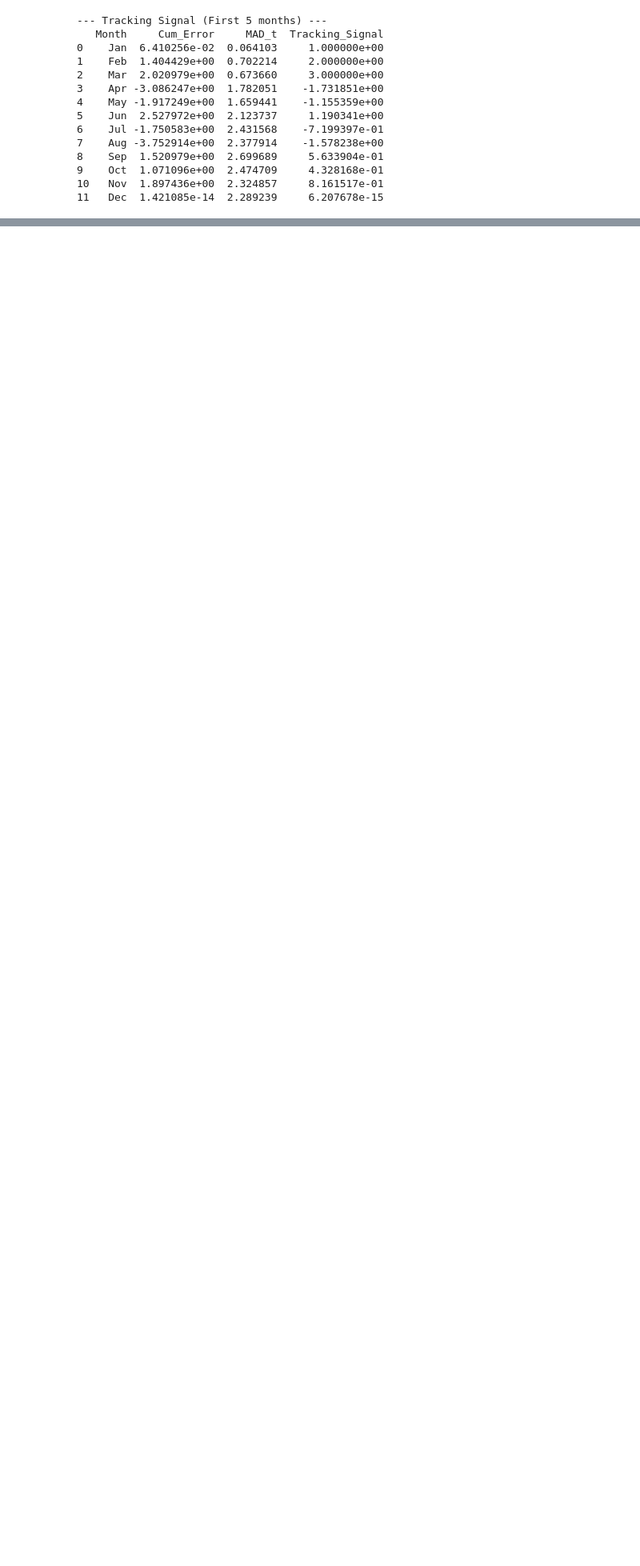
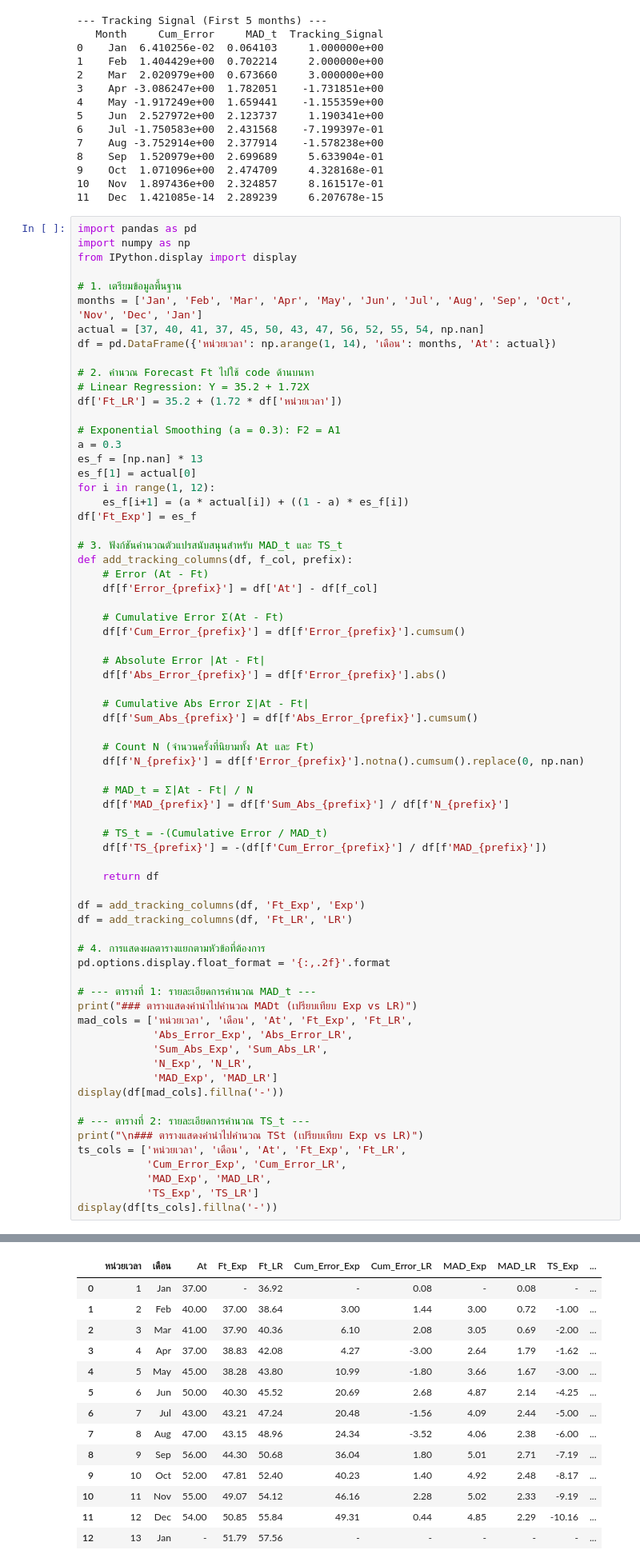
Before and after one commit to alicelouis47/Product_AMI, a Jupyter notebook: 2_Forecast.ipynb, the cells around one changed output, grey strips where cells are left out. Shown at 80% size. Saved outputs shown, nothing was run; the diff lists cells and outputs as text; blank space fills up the shorter version.

```diff
--- a/2_Forecast.ipynb
+++ b/2_Forecast.ipynb
@@ -278,3 +756,73 @@ print(df[['Month', 'Cum_Error', 'MAD_t', 'Tracking_Signal']])
 9    Oct  1.071096e+00  2.474709     4.328168e-01
 10   Nov  1.897436e+00  2.324857     8.161517e-01
 11   Dec  1.421085e-14  2.289239     6.207678e-15
+# %%
+import pandas as pd
+import numpy as np
+from IPython.display import display
+
+# 1. เตรียมข้อมูลพื้นฐาน
+months = ['Jan', 'Feb', 'Mar', 'Apr', 'May', 'Jun', 'Jul', 'Aug', 'Sep', 'Oct', 'Nov', 'Dec', 'Jan']
+actual = [37, 40, 41, 37, 45, 50, 43, 47, 56, 52, 55, 54, np.nan]
+df = pd.DataFrame({'หน่วยเวลา': np.arange(1, 14), 'เดือน': months, 'At': actual})
+
+# 2. คำนวณ Forecast Ft ไปใช้ code ด้านบนหา
+# Linear Regression: Y = 35.2 + 1.72X
+df['Ft_LR'] = 35.2 + (1.72 * df['หน่วยเวลา'])
+
+# Exponential Smoothing (a = 0.3): F2 = A1
+a = 0.3
+es_f = [np.nan] * 13
+es_f[1] = actual[0]
+for i in range(1, 12):
+    es_f[i+1] = (a * actual[i]) + ((1 - a) * es_f[i])
+df['Ft_Exp'] = es_f
+
+# 3. ฟังก์ชันคำนวณตัวแปรสนับสนุนสำหรับ MAD_t และ TS_t
+def add_tracking_columns(df, f_col, prefix):
+    # Error (At - Ft)
+    df[f'Error_{prefix}'] = df['At'] - df[f_col]
+
+    # Cumulative Error Σ(At - Ft)
+    df[f'Cum_Error_{prefix}'] = df[f'Error_{prefix}'].cumsum()
+
+    # Absolute Error |At - Ft|
+    df[f'Abs_Error_{prefix}'] = df[f'Error_{prefix}'].abs()
+
+    # Cumulative Abs Error Σ|At - Ft|
+    df[f'Sum_Abs_{prefix}'] = df[f'Abs_Error_{prefix}'].cumsum()
+
+    # Count N (จำนวนครั้งที่นิยามทั้ง At และ Ft)
+    df[f'N_{prefix}'] = df[f'Error_{prefix}'].notna().cumsum().replace(0, np.nan)
+
+    # MAD_t = Σ|At - Ft| / N
+    df[f'MAD_{prefix}'] = df[f'Sum_Abs_{prefix}'] / df[f'N_{prefix}']
+
+    # TS_t = -(Cumulative Error / MAD_t)
+    df[f'TS_{prefix}'] = -(df[f'Cum_Error_{prefix}'] / df[f'MAD_{prefix}'])
+
+    return df
+
+df = add_tracking_columns(df, 'Ft_Exp', 'Exp')
+df = add_tracking_columns(df, 'Ft_LR', 'LR')
+
+# 4. การแสดงผลตารางแยกตามหัวข้อที่ต้องการ
+pd.options.display.float_format = '{:,.2f}'.format
+
+# --- ตารางที่ 1: รายละเอียดการคำนวณ MAD_t ---
+print("### ตารางแสดงค่านำไปคำนวณ MADt (เปรียบเทียบ Exp vs LR)")
+mad_cols = ['หน่วยเวลา', 'เดือน', 'At', 'Ft_Exp', 'Ft_LR',
+            'Abs_Error_Exp', 'Abs_Error_LR',
+            'Sum_Abs_Exp', 'Sum_Abs_LR',
+            'N_Exp', 'N_LR',
+            'MAD_Exp', 'MAD_LR']
+display(df[mad_cols].fillna('-'))
+
+# --- ตารางที่ 2: รายละเอียดการคำนวณ TS_t ---
+print("\n### ตารางแสดงค่านำไปคำนวณ TSt (เปรียบเทียบ Exp vs LR)")
+ts_cols = ['หน่วยเวลา', 'เดือน', 'At', 'Ft_Exp', 'Ft_LR',
+           'Cum_Error_Exp', 'Cum_Error_LR',
+           'MAD_Exp', 'MAD_LR',
+           'TS_Exp', 'TS_LR']
+display(df[ts_cols].fillna('-'))
+# %% [output]
@@ -280,0 +845,14 @@ print(df[['Month', 'Cum_Error', 'MAD_t', 'Tracking_Signal']])
+|  | หน่วยเวลา | เดือน | At | Ft_Exp | Ft_LR | Cum_Error_Exp | Cum_Error_LR | MAD_Exp | MAD_LR | TS_Exp | ... |
+| 0 | 1 | Jan | 37.00 | - | 36.92 | - | 0.08 | - | 0.08 | - | ... |
+| 1 | 2 | Feb | 40.00 | 37.00 | 38.64 | 3.00 | 1.44 | 3.00 | 0.72 | -1.00 | ... |
+| 2 | 3 | Mar | 41.00 | 37.90 | 40.36 | 6.10 | 2.08 | 3.05 | 0.69 | -2.00 | ... |
+| 3 | 4 | Apr | 37.00 | 38.83 | 42.08 | 4.27 | -3.00 | 2.64 | 1.79 | -1.62 | ... |
+| 4 | 5 | May | 45.00 | 38.28 | 43.80 | 10.99 | -1.80 | 3.66 | 1.67 | -3.00 | ... |
+| 5 | 6 | Jun | 50.00 | 40.30 | 45.52 | 20.69 | 2.68 | 4.87 | 2.14 | -4.25 | ... |
+| 6 | 7 | Jul | 43.00 | 43.21 | 47.24 | 20.48 | -1.56 | 4.09 | 2.44 | -5.00 | ... |
+| 7 | 8 | Aug | 47.00 | 43.15 | 48.96 | 24.34 | -3.52 | 4.06 | 2.38 | -6.00 | ... |
+| 8 | 9 | Sep | 56.00 | 44.30 | 50.68 | 36.04 | 1.80 | 5.01 | 2.71 | -7.19 | ... |
+| 9 | 10 | Oct | 52.00 | 47.81 | 52.40 | 40.23 | 1.40 | 4.92 | 2.48 | -8.17 | ... |
+| 10 | 11 | Nov | 55.00 | 49.07 | 54.12 | 46.16 | 2.28 | 5.02 | 2.33 | -9.19 | ... |
+| 11 | 12 | Dec | 54.00 | 50.85 | 55.84 | 49.31 | 0.44 | 4.85 | 2.29 | -10.16 | ... |
+| 12 | 13 | Jan | - | 51.79 | 57.56 | - | - | - | - | - | ... |
```
Also changed, not shown: parts of 13 cells of this notebook.
